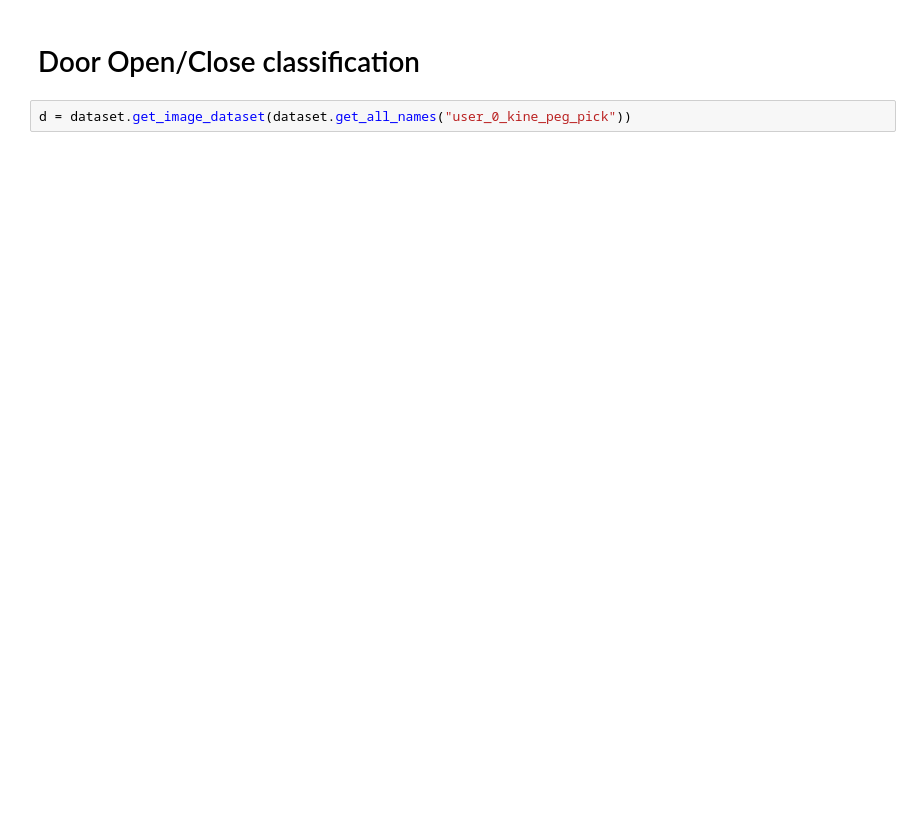
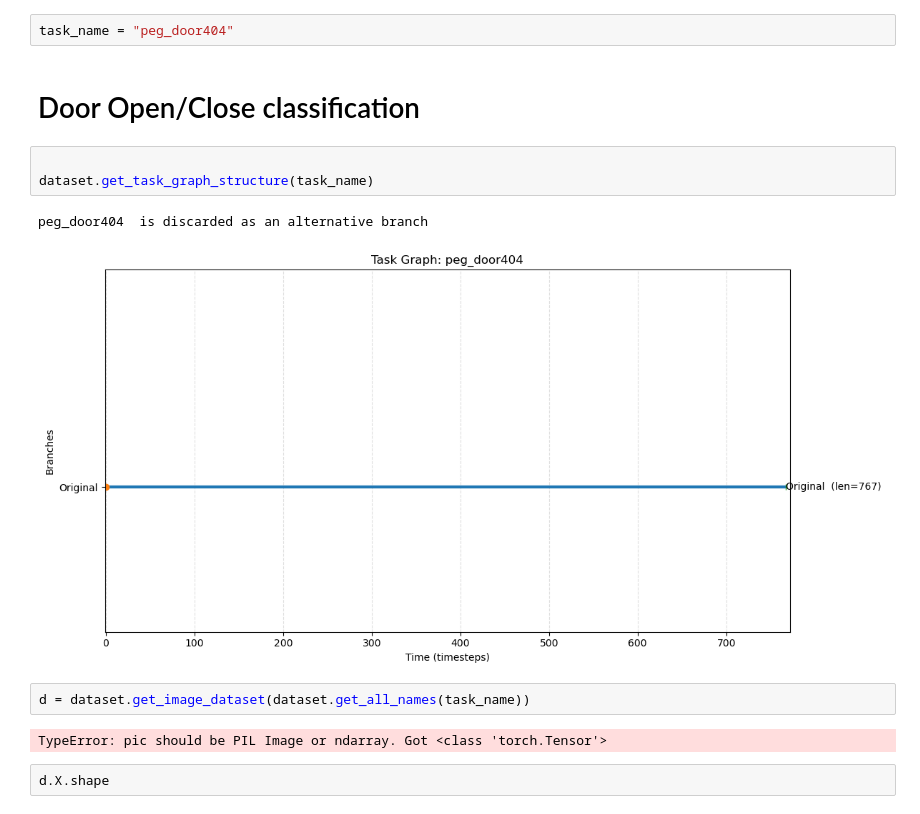
Before and after one commit to imitrob/nocode_robot_programming, a Jupyter notebook: nocode_robot_programming/state_decision/eval_playground.ipynb, the cells around one changed output. Saved outputs shown, nothing was run; the diff lists cells and outputs as text; blank space fills up the shorter version.

```diff
--- a/nocode_robot_programming/state_decision/eval_playground.ipynb
+++ b/nocode_robot_programming/state_decision/eval_playground.ipynb
@@ -17,9 +20,21 @@ dataset = TrajectoryDataset(trajectory_data.package_path)
 # decider = DINOStateDecider(dino_variant="dinov2_vits14", use_cls_token=True, batch_size=128, percent_keep=0.05)
 # decider = StateDeciderSIFT()
 decider = AEGP()
+# %%
+task_name = "peg_door404"
 # %% [markdown]
 # Door Open/Close classification
+# %%
+
+dataset.get_task_graph_structure(task_name)
+# %% [output]
+peg_door404  is discarded as an alternative branch
+[figure, added]
 # %%
-d = dataset.get_image_dataset(dataset.get_all_names("user_0_kine_peg_pick"))
+d = dataset.get_image_dataset(dataset.get_all_names(task_name))
+# %% [output]
+TypeError: pic should be PIL Image or ndarray. Got <class 'torch.Tensor'>
+# %%
+d.X.shape
 # %%
 decider.train(d.X, d.y_int, d.y_cls)
```
Also changed, not shown: parts of 10 cells of this notebook, 3 other files.
